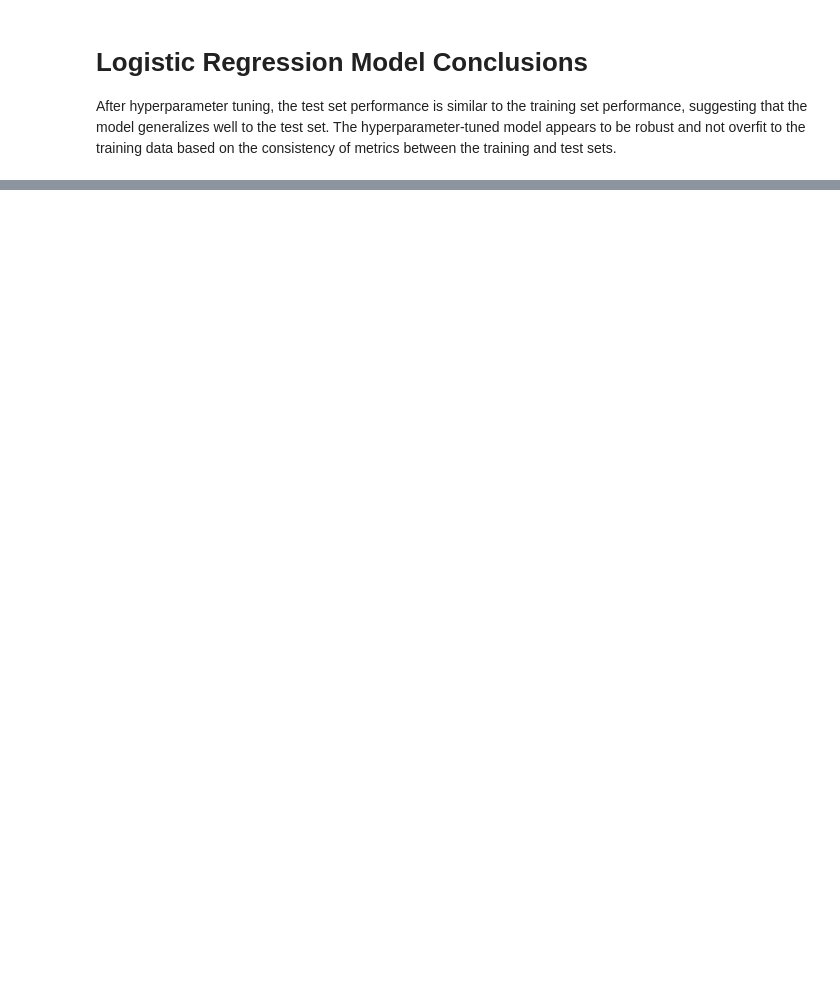
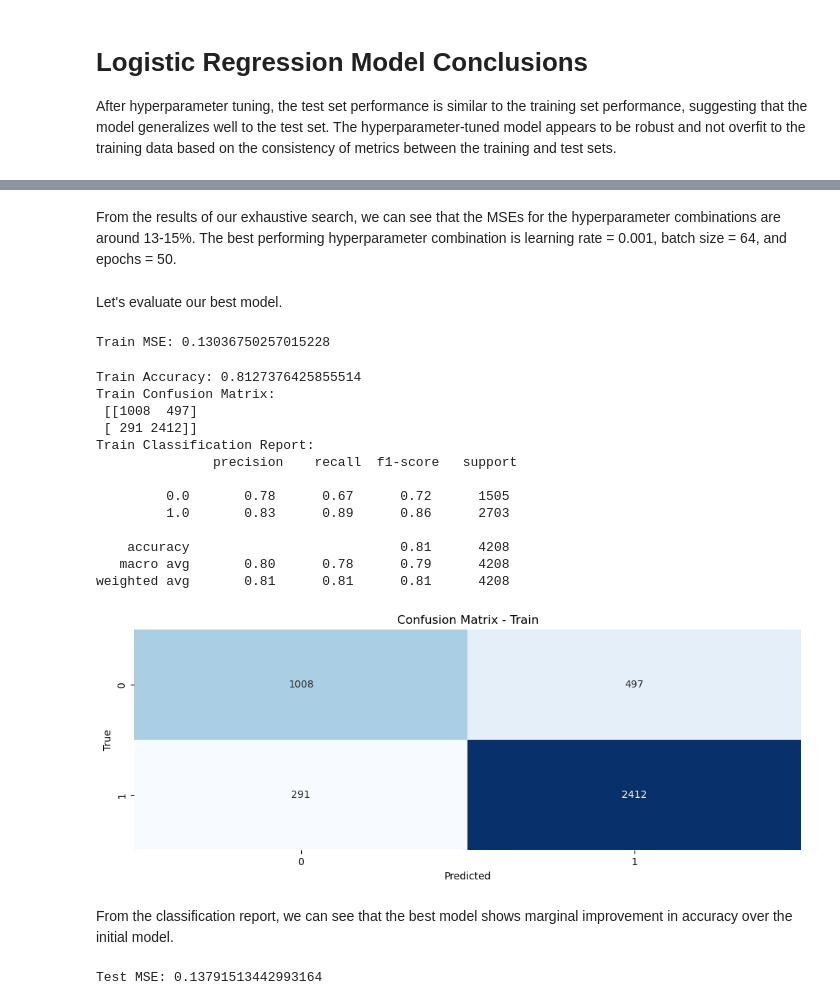
Before and after one commit to tamadNaBrowNie/stintsy_mco, a Jupyter notebook: MCO1.ipynb, the cells around one changed output, grey strips where cells are left out. Cells and saved outputs as stored; diff of their text form; code cells hidden in the pictures; blank space fills up the shorter version.

```diff
--- a/MCO1.ipynb
+++ b/MCO1.ipynb
@@ -365,0 +387,8 @@ After hyperparameter tuning, the test set performance is similar to the training
+# %%
+# convert data to pytorch tensors
+X_train_tensor = torch.tensor(X_train, dtype=torch.float32)
+y_train_tensor = torch.tensor(y_train.values, dtype=torch.float32).view(-1, 1)
+X_val_tensor = torch.tensor(X_val, dtype=torch.float32)
+y_val_tensor = torch.tensor(y_val.values, dtype=torch.float32).view(-1, 1)
+X_test_tensor = torch.tensor(X_test, dtype=torch.float32)
+y_test_tensor = torch.tensor(y_test.values, dtype=torch.float32).view(-1, 1)
@@ -365,0 +554,55 @@ After hyperparameter tuning, the test set performance is similar to the training
+# %% [markdown]
+From the results of our exhaustive search, we can see that the MSEs for the hyperparameter combinations are around 13-15%. The best performing hyperparameter combination is learning rate = 0.001, batch size = 64, and epochs = 50.
+# %% [markdown]
+Let's evaluate our best model.
+# %%
+# evaluation (training set - best model)
+best_model.eval()
+predictions = []
+targets_list = []
+with torch.no_grad():
+    for inputs, targets in train_loader:
+        outputs = best_model(inputs)
+        predictions.extend(outputs.numpy())
+        targets_list.extend(targets.numpy())
+
+train_mse = mean_squared_error(targets_list, predictions)
+print(f'Train MSE: {train_mse}')
+# %% [output]
+Train MSE: 0.13036750257015228
+# %%
+show_metrics(targets_list, np.round(predictions), mode="Train")
+conf_matrix_train = confusion_matrix(targets_list, np.round(predictions))
+show_mat(conf_matrix_train, title="Confusion Matrix - Train")
+# %% [output]
+Train Accuracy: 0.8127376425855514
+Train Confusion Matrix:
+ [[1008  497]
+ [ 291 2412]]
+Train Classification Report:
+               precision    recall  f1-score   support
+
+         0.0       0.78      0.67      0.72      1505
+         1.0       0.83      0.89      0.86      2703
+
+    accuracy                           0.81      4208
+   macro avg       0.80      0.78      0.79      4208
+weighted avg       0.81      0.81      0.81      4208
+[figure, added]
+# %% [markdown]
+From the classification report, we can see that the best model shows marginal improvement in accuracy over the initial model.
+# %%
+# evaluation (test set - best model)
+best_model.eval()
+predictions = []
+targets_list = []
+with torch.no_grad():
+    for inputs, targets in test_loader:
+        outputs = best_model(inputs)
+        predictions.extend(outputs.numpy())
+        targets_list.extend(targets.numpy())
+
+test_mse = mean_squared_error(targets_list, predictions)
+print(f'Test MSE: {test_mse}')
+# %% [output]
+Test MSE: 0.13791513442993164
```
Also changed, not shown: parts of 32 cells of this notebook.
